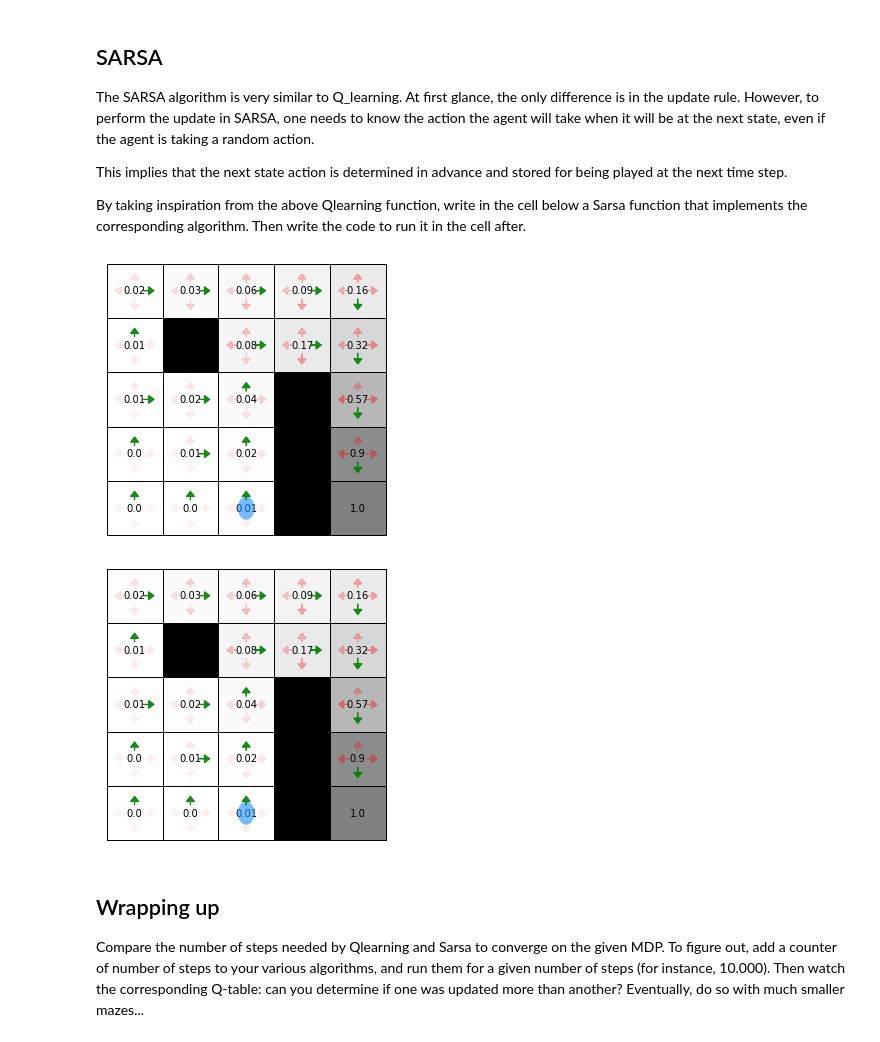
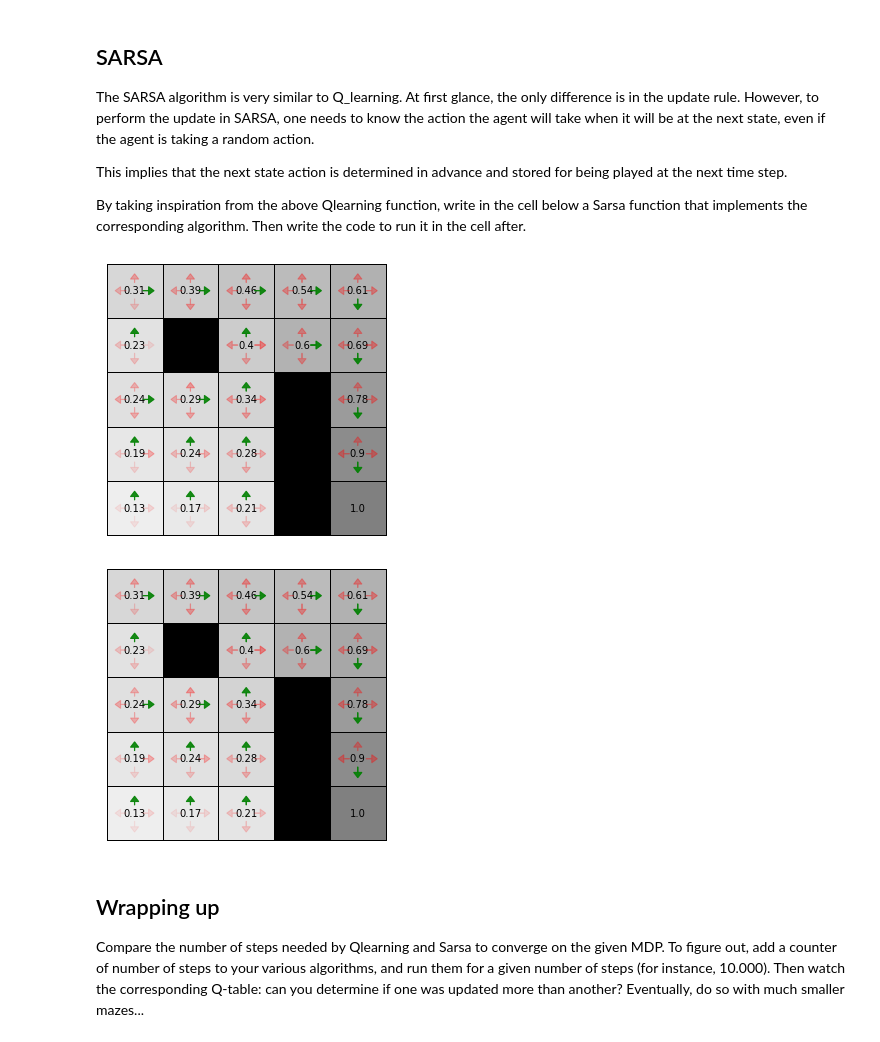
Before and after one commit to AntoninARBERET/rl_labs_notebooks, a Jupyter notebook: reinforcement_learning.ipynb, the cells around one changed output. Saved outputs shown, nothing was run; the diff lists cells and outputs as text; code cells hidden in the pictures.

```diff
--- a/reinforcement_learning.ipynb
+++ b/reinforcement_learning.ipynb
@@ -301,7 +311,7 @@ from toolbox import softmax
 
 # Given a temperature "tau", the QLearning function computes the state action-value function
 # based on a softmax policy
-def Sarsa(mdp,tau,nEpisodes=100000,nTimesteps=50,alpha=0.01,render=True):
+def Sarsa(mdp,epsilon=0.1,nEpisodes=100000,nTimesteps=50,alpha=0.01,render=True):
     # Initialize the state-action value function
     # alpha is the learning rate
     Q = np.zeros((mdp.observation_space.size,mdp.action_space.size))
@@ -324,8 +334,14 @@ def Sarsa(mdp,tau,nEpisodes=100000,nTimesteps=50,alpha=0.01,render=True):
                 # Show the agent in the maze
                 mdp.render(Q, Q.argmax(axis=1))
 
+            # Draw an action using a e-greedy policy
+            prob_list = np.ones(len(mdp.action_space.actions))
+            prob_list *= epsilon/(len(mdp.action_space.actions)-1)
+            prob_list[np.argmax(Q[x])] = 1-epsilon
+            u = mdp.action_space.sample(prob_list=prob_list)
+
             # Draw an action using a soft-max policy
-            u = mdp.action_space.sample(prob_list=softmax(Q,x,tau))
+            #u = mdp.action_space.sample(prob_list=softmax(Q,x,tau))
 
             # Perform a step of the MDP
             [y,r,done,info] = mdp.step(u)
@@ -334,7 +350,14 @@ def Sarsa(mdp,tau,nEpisodes=100000,nTimesteps=50,alpha=0.01,render=True):
             if x in mdp.terminal_states:
                 Q[x,u] = r
             else:
-                u_prime = mdp.action_space.sample(prob_list=softmax(Q,y,tau))
+                #e_greedy
+                prob_list = np.ones(len(mdp.action_space.actions))
+                prob_list *= epsilon/(len(mdp.action_space.actions)-1)
+                prob_list[np.argmax(Q[y])] = 1-epsilon
+                u_prime = mdp.action_space.sample(prob_list=prob_list)
+                #softmax
+                #u_prime = mdp.action_space.sample(prob_list=softmax(Q,y,tau))
+
                 delta = r + mdp.gamma*Q[y,u_prime]-Q[x,u]
                 Q[x,u] = Q[x,u] + alpha*delta
 
@@ -350,17 +373,22 @@ def Sarsa(mdp,tau,nEpisodes=100000,nTimesteps=50,alpha=0.01,render=True):
         mdp.render(Q, Q.argmax(axis=1))
     return [Q_list, policy_list]
 # %%
+%matplotlib inline
+from mdp import maze_mdp # Markov Decision Process
+from maze_plotter import maze_plotter # used for visualization of the state value and policy evolution
+import dynamic_programming as dp
+
 walls = [6,17,18,19]
 height = 5
 width = 5
 m = maze_mdp(width, height, walls=walls, terminal_states=[height*width-1]) # maze-like MDP definition
 
-Qlist, policy_list = Sarsa(m,1,nEpisodes=10000,render=False)
+Qlist, policy_list = Sarsa(m,epsilon=0.1,nEpisodes=10000,render=False)
 
 m.new_render()
 m.render(Qlist[-1], policy_list[-1])
 # %% [output]
-[figure, old version]
+[figure, new version]
 # %%
 # visualize your results
 
@@ -369,7 +397,7 @@ m.render(Qlist[-1], policy_list[-1])
 m.new_render()
 m.render(Qlist[-1], policy_list[-1]) # output the last Q values and policy
 # %% [output]
-[figure, old version]
+[figure, new version]
 # %% [markdown]
 ## Wrapping up
 
```
Also changed, not shown: parts of 2 cells of this notebook, 1 other file.
